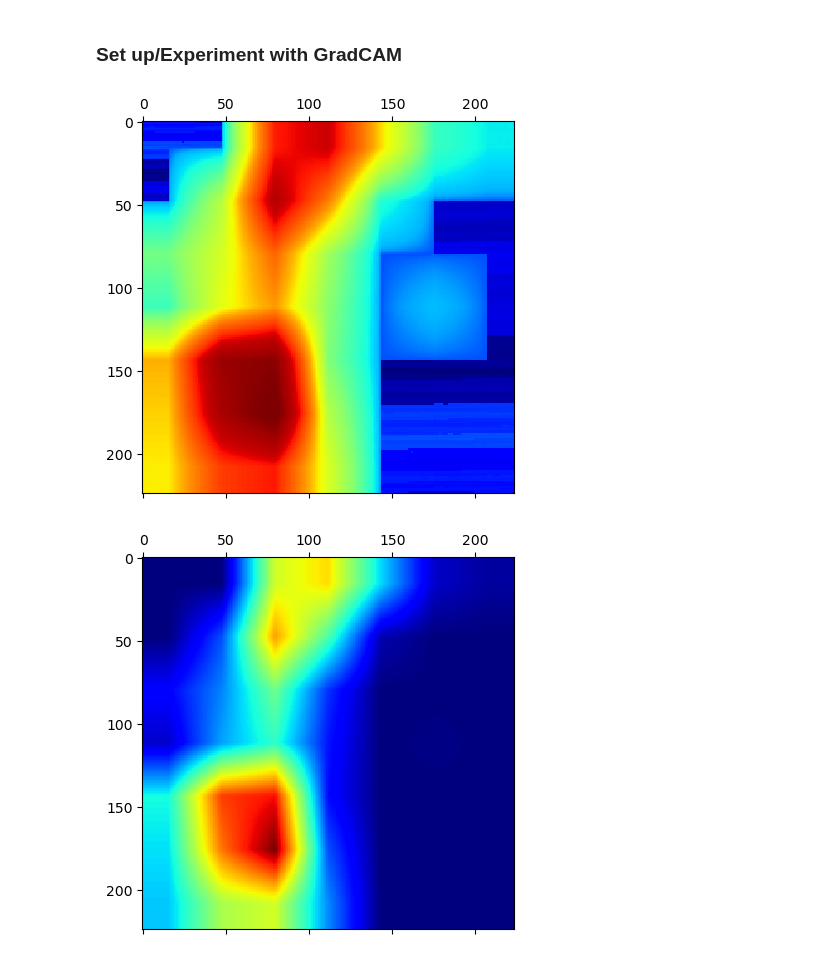
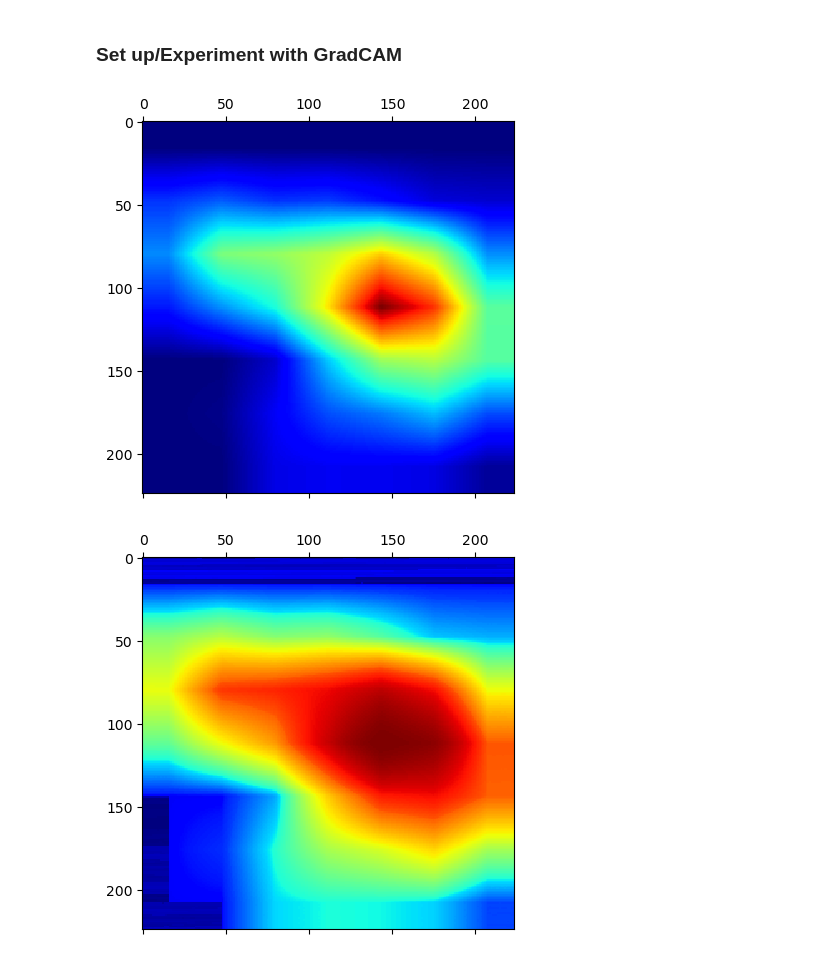
Before and after one commit to tameTNT/evaluating-xai-remote-sensing, a Jupyter notebook: explain_predictions/gradcam.ipynb, the cells around one changed output. Saved outputs shown, nothing was run; the diff lists cells and outputs as text; code cells hidden in the pictures.

```diff
--- a/explain_predictions/gradcam.ipynb
+++ b/explain_predictions/gradcam.ipynb
@@ -131,23 +130,24 @@ print(true_labels)
 # %% [markdown]
 ### Set up/Experiment with GradCAM
 # %%
-gradcam_explainer = GradCAM(resnet50, target_layers=[
-    resnet50.model.layer4[-1]])  # target the last layer of the model before avg and fc
+# target the last layer of the model before avg and fc
+gradcam_explainer = GradCAM(resnet50, target_layers=[resnet50.model.layer4[-1]])
 # %%
 cam_output = gradcam_explainer(
     input_tensor=imgs_to_explain,
-    targets=[ClassifierOutputTarget(i) for i in range(num_eurosat_classes)],
     aug_smooth=False, eigen_smooth=False,
+    targets=None
 )
 # %%
 ranked_cam = helpers.evaluate_xai.rank_pixel_importance(cam_output[:, :, :, np.newaxis])  # add fake colour channel
 # %%
-i = 3
-# helpers.plotting.visualise_importance(imgs_to_explain[i], ranked_cam[i])
+i = 4
+true_label_text = eurosat_val_ds.classes[int(true_labels[i])]
+plt.matshow(cam_output[i], cmap="jet")
+plt.show()
 plt.matshow(ranked_cam[i], cmap="jet_r")
 plt.show()
-plt.matshow(cam_output[i], cmap="jet")
-plt.show()
+helpers.plotting.visualise_importance(imgs_to_explain[i], ranked_cam[i])
 # %% [output]
-[figure, old version]
+[figure, new version]
-[figure, old version]
+[figure, new version]
```
Also changed, not shown: parts of 14 cells of this notebook.
